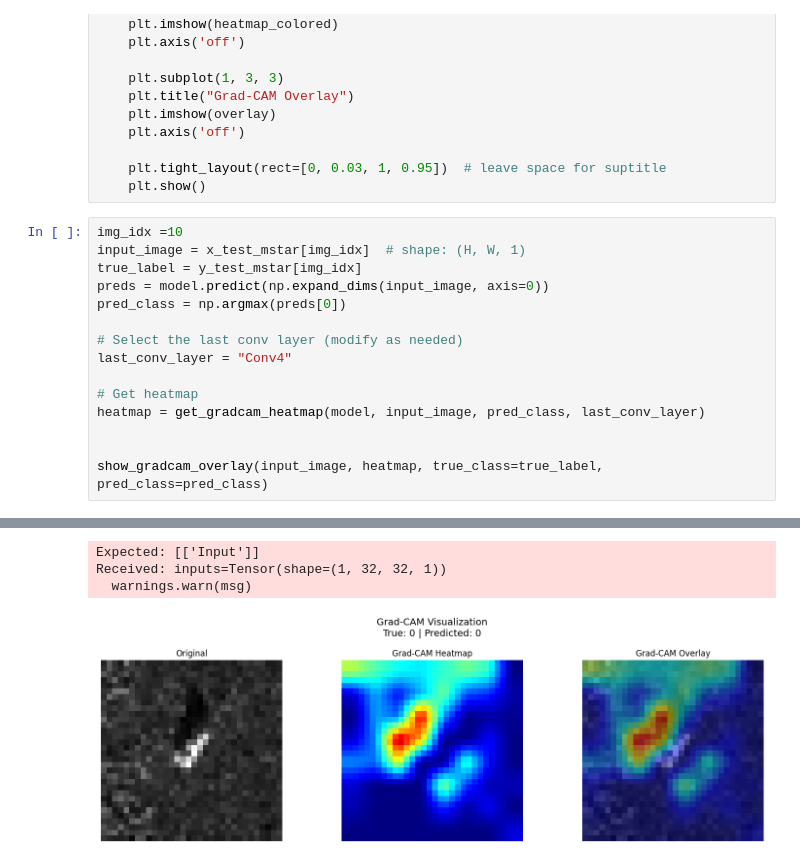
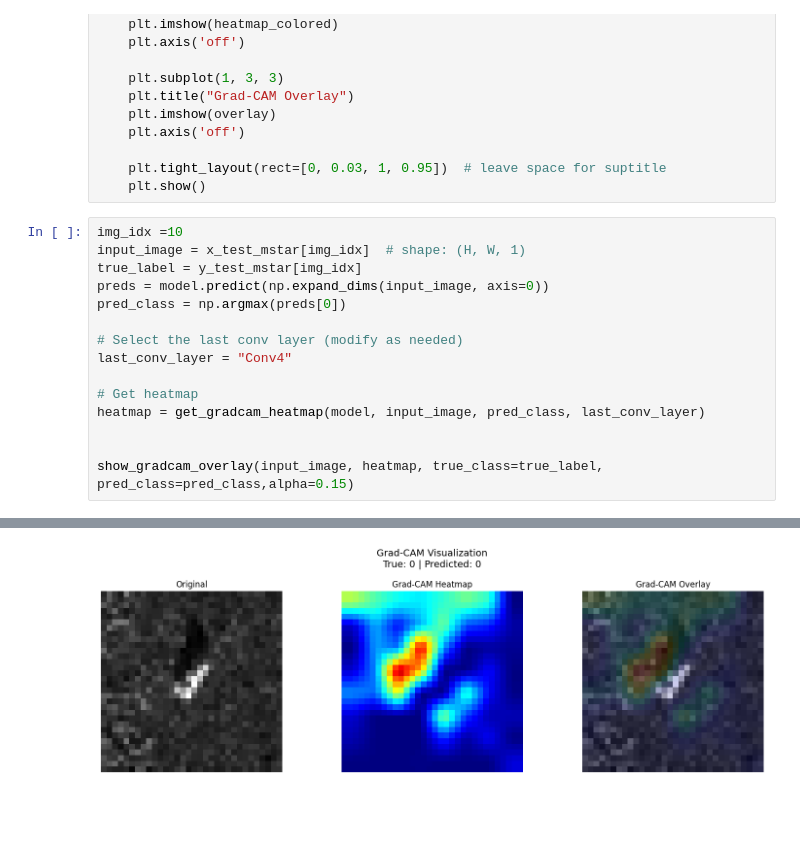
Before and after one commit to amirhoseinoveis/GradCAM-with-MSTAR, a Jupyter notebook: GradCAM_with_MSTAR.ipynb, the cells around one changed output, grey strips where cells are left out. Saved outputs shown, nothing was run; the diff lists cells and outputs as text; blank space fills up the shorter version.

```diff
--- a/GradCAM_with_MSTAR.ipynb
+++ b/GradCAM_with_MSTAR.ipynb
@@ -210,5 +210,5 @@ last_conv_layer = "Conv4"
 heatmap = get_gradcam_heatmap(model, input_image, pred_class, last_conv_layer)
 
 
-show_gradcam_overlay(input_image, heatmap, true_class=true_label, pred_class=pred_class)
+show_gradcam_overlay(input_image, heatmap, true_class=true_label, pred_class=pred_class,alpha=0.15)
 # %% [output]
@@ -216,4 +216 @@ show_gradcam_overlay(input_image, heatmap, true_class=true_label, pred_class=pre
-Expected: [['Input']]
-Received: inputs=Tensor(shape=(1, 32, 32, 1))
-  warnings.warn(msg)
-[figure, old version]
+[figure, new version]
```
Also changed, not shown: parts of 1 cell of this notebook.
